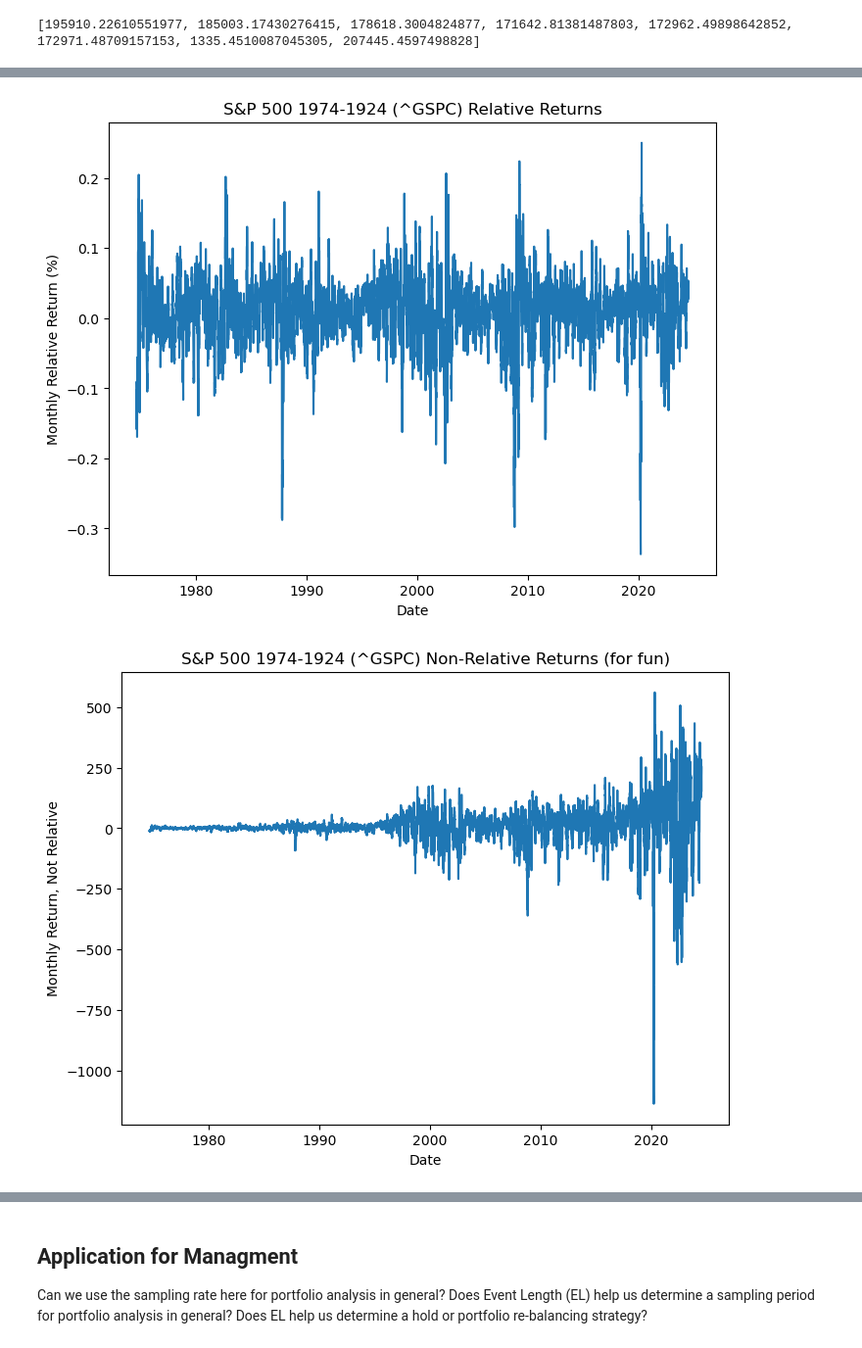
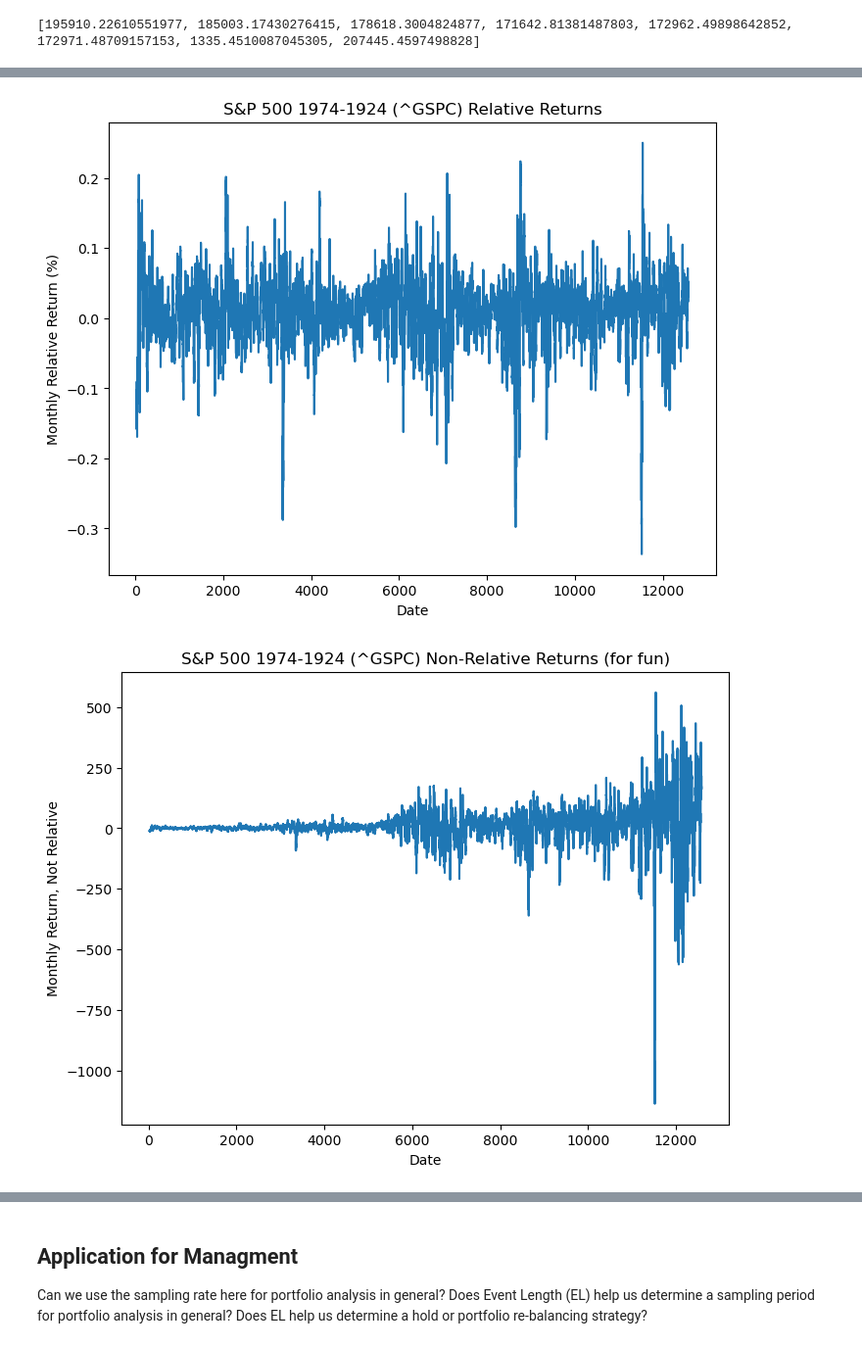
Before and after one commit to Rtasseff/condor_test, a Jupyter notebook: project/202407_marketTrends.ipynb, the cells around one changed output, grey strips where cells are left out. Shown at 98% size. Saved outputs shown, nothing was run; the diff lists cells and outputs as text; code cells hidden in the pictures.

```diff
--- a/project/202407_marketTrends.ipynb
+++ b/project/202407_marketTrends.ipynb
@@ -311,27 +351,35 @@ To simplify this we are considering 30 day periods from time t to t+30 days.
 As a matter of practice, we are considering relative returns.
 # %%
-# Open market days in a month (4.25 weeks in 30 days * 2 weekends)
+# Just to be sure we know whats what
+x = np.arange(len(sp500_history['Adj Close**']))
+y = np.array(sp500_history['Adj Close**'])
+
+print(x)
+print(y)
+
+# Open market days in a month: 30(days per month) - 4.25(weeks in 30 days) * 2(weekend days)
 days = 30 - 8
-n = len(y_price)-days
+n = len(y)-days
 
 # calculate returns
-y_return = np.zeros(n)
-y_return_nonrel = np.zeros(n) #just for a fun note
-x_date_return = []
-for i in range(n):
-    y_return[i] = (y_price[i+days] - y_price[i]) / y_price[i]
-    y_return_nonrel[i] = (y_price[i+days] - y_price[i])
-    x_date_return.append(x_date[i+days])
+yReturn = np.zeros(n-days)
+yReturn_nonrel = np.zeros(n-days) #just for a fun note
+xReturn = []
+for i in range(n-days):
+    yReturn[i] = (y[i+days] - y[i]) / y[i]
+    yReturn_nonrel[i] = (y[i+days] - y[i])
+    xReturn.append(x[i+days])
 
-x_date_return = np.array(x_date_return)
+xReturn = np.array(xReturn)
 
 # Show for sanity check
-print(y_return)
-print(x_date_return)
+print(yReturn)
+print(yReturn_nonrel)
+print(xReturn)
 
 # Plot the data for sanity check
 plt.figure(figsize=(8, 6))
-plt.plot(x_date_return, y_return)
+plt.plot(xReturn, yReturn)
 plt.xlabel('Date')
 plt.ylabel('Monthly Relative Return (%)')
 plt.title('S&P 500 1974-1924 (^GSPC) Relative Returns')
@@ -339,7 +387,7 @@ plt.show()
 
 # Plot the non relative data for fun
 plt.figure(figsize=(8, 6))
-plt.plot(x_date_return, y_return_nonrel)
+plt.plot(xReturn, yReturn_nonrel)
 plt.xlabel('Date')
 plt.ylabel('Monthly Return, Not Relative')
 plt.title('S&P 500 1974-1924 (^GSPC) Non-Relative Returns (for fun)')
@@ -353,2 +402,2 @@ plt.show()
-[figure, old version]
+[figure, new version]
-[figure, old version]
+[figure, new version]
```
Also changed, not shown: parts of 23 cells of this notebook.
